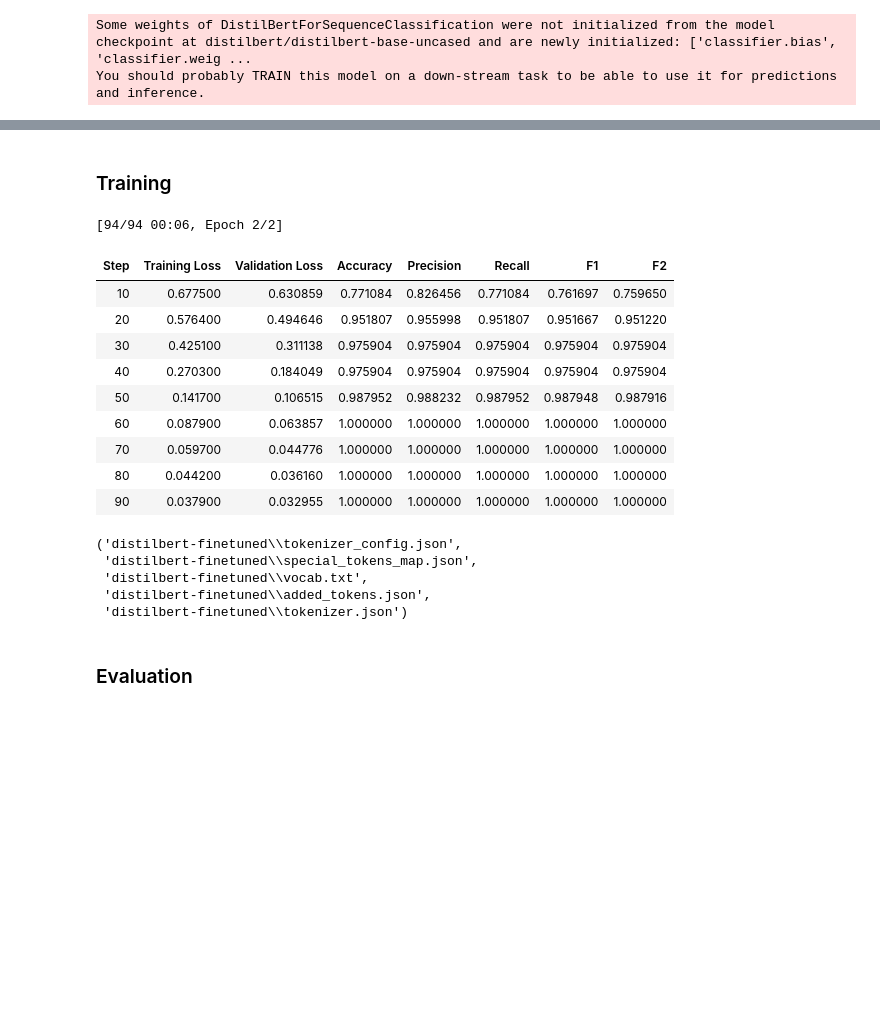
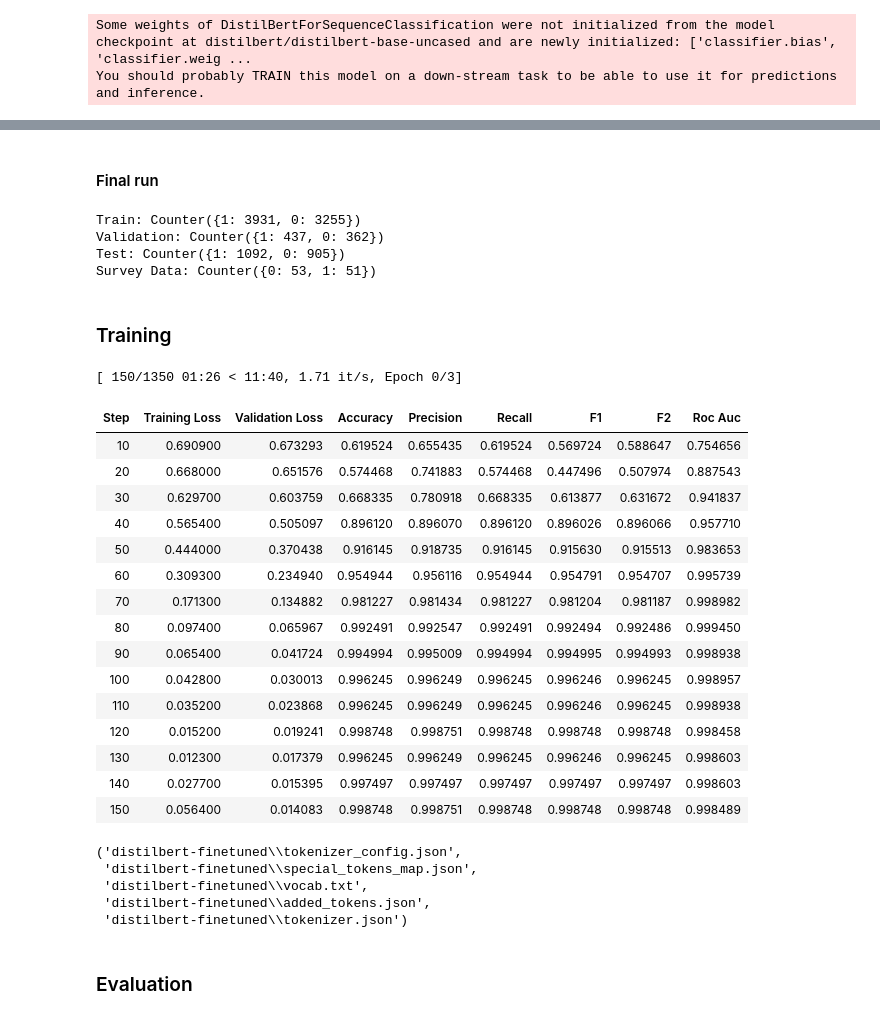
Before and after one commit to zuza571/AI-Generated-CTI, a Jupyter notebook: detector.ipynb, the cells around one changed output, grey strips where cells are left out. Drawn from its saved outputs; the diff is of its cells as text; code cells hidden in the pictures; blank space fills up the shorter version.

```diff
--- a/detector.ipynb
+++ b/detector.ipynb
@@ -54,3 +54,6 @@ model = AutoModelForSequenceClassification.from_pretrained(
 # %% [output]
 Some weights of DistilBertForSequenceClassification were not initialized from the model checkpoint at distilbert/distilbert-base-uncased and are newly initialized: ['classifier.bias', 'classifier.weig ...
 You should probably TRAIN this model on a down-stream task to be able to use it for predictions and inference.
+# %%
+def preprocess_function(examples):
+    return tokenizer(examples["text"], truncation=True, padding='max_length')
@@ -57,8 +62,6 @@ You should probably TRAIN this model on a down-stream task to be able to use it
 # %%
 from datasets import ClassLabel
-
-def preprocess_function(examples):
-    return tokenizer(examples["text"], truncation=True)
+from collections import Counter
 
 tokenized_data = dataset.map(preprocess_function, batched=True)
 
@@ -67,3 +70,7 @@ tokenized_data = tokenized_data.cast_column("label", label_feature)
 
 tokenized_data = tokenized_data.train_test_split(test_size=0.2, seed=42, stratify_by_column="label")
 training_eval_tokenized_data = tokenized_data['train'].train_test_split(test_size=0.1, seed=42, stratify_by_column="label")
+
+print("Train:", Counter(training_eval_tokenized_data["train"]["label"]))
+print("Validation:", Counter(training_eval_tokenized_data["test"]["label"]))
+print("Test:", Counter(tokenized_data["test"]["label"]))
@@ -80,47 +81,83 @@ Test: Counter({1: 104, 0: 103})
+# %% [markdown]
+#### Final run
+# %%
+from datasets import ClassLabel
+from collections import Counter
+
+label_feature = ClassLabel(names=["0", "1"])
+
+# look at the first 120 characters of the text as esacpe quotes were removed for the survey ==> the final distribution is not exactly 50:50, but we don't want the data leakage!
+signs_number = 120
+survey_set = set(t.strip().lower()[:signs_number] for t in dataset_survey["text"])
+tokenized_data_survey = dataset.filter(lambda example: example["text"].strip().lower()[:signs_number] in survey_set).map(preprocess_function, batched=True).cast_column("label", label_feature).shuffle(seed=42)
+
+tokenized_data = dataset.filter(lambda example: example["text"].strip().lower()[:signs_number] not in survey_set).map(preprocess_function, batched=True).cast_column("label", label_feature)
+
+tokenized_data = tokenized_data.train_test_split(test_size=0.2, seed=42, stratify_by_column="label")
+training_eval_tokenized_data = tokenized_data['train'].train_test_split(test_size=0.1, seed=42, stratify_by_column="label")
+
+print("Train:", Counter(training_eval_tokenized_data["train"]["label"]))
+print("Validation:", Counter(training_eval_tokenized_data["test"]["label"]))
+print("Test:", Counter(tokenized_data["test"]["label"]))
+print("Survey Data:", Counter(tokenized_data_survey["label"]))
+# %% [output]
+Train: Counter({1: 3931, 0: 3255})
+Validation: Counter({1: 437, 0: 362})
+Test: Counter({1: 1092, 0: 905})
+Survey Data: Counter({0: 53, 1: 51})
 # %% [markdown]
 ### Training
 # %%
-from transformers import TrainingArguments, Trainer
+from transformers import TrainingArguments, Trainer, EarlyStoppingCallback, DataCollatorWithPadding
 
 trainer = Trainer(
     model=model,
     train_dataset=training_eval_tokenized_data['train'],
     eval_dataset=training_eval_tokenized_data['test'],
     processing_class=tokenizer,
-    data_collator=data_collator,
+    data_collator=DataCollatorWithPadding(tokenizer=tokenizer),
     compute_metrics=compute_metrics,
+    callbacks=[EarlyStoppingCallback(early_stopping_patience=3)],
     args=TrainingArguments(
         output_dir="results_distilbert",
-        learning_rate=2e-5,
+        learning_rate=1e-5,
         per_device_train_batch_size=16,
         per_device_eval_batch_size=16,
-        num_train_epochs=2,
+        num_train_epochs=3,
         weight_decay=0.01,
         logging_steps=10,
         eval_steps=10,
         eval_strategy="steps",
         load_best_model_at_end=True,
+        metric_for_best_model="f1",
+        greater_is_better=True,
         report_to="none"
     ),
 )
 
 trainer.train()
 
 finetuned_model = "distilbert-finetuned"
 model.save_pretrained(finetuned_model)
 tokenizer.save_pretrained(finetuned_model)
 # %% [output]
-[94/94 00:06, Epoch 2/2]
+[ 150/1350 01:26 < 11:40, 1.71 it/s, Epoch 0/3]
-| Step | Training Loss | Validation Loss | Accuracy | Precision | Recall | F1 | F2 |
-| 10 | 0.677500 | 0.630859 | 0.771084 | 0.826456 | 0.771084 | 0.761697 | 0.759650 |
-| 20 | 0.576400 | 0.494646 | 0.951807 | 0.955998 | 0.951807 | 0.951667 | 0.951220 |
-| 30 | 0.425100 | 0.311138 | 0.975904 | 0.975904 | 0.975904 | 0.975904 | 0.975904 |
-| 40 | 0.270300 | 0.184049 | 0.975904 | 0.975904 | 0.975904 | 0.975904 | 0.975904 |
-| 50 | 0.141700 | 0.106515 | 0.987952 | 0.988232 | 0.987952 | 0.987948 | 0.987916 |
-| 60 | 0.087900 | 0.063857 | 1.000000 | 1.000000 | 1.000000 | 1.000000 | 1.000000 |
-| 70 | 0.059700 | 0.044776 | 1.000000 | 1.000000 | 1.000000 | 1.000000 | 1.000000 |
-| 80 | 0.044200 | 0.036160 | 1.000000 | 1.000000 | 1.000000 | 1.000000 | 1.000000 |
-| 90 | 0.037900 | 0.032955 | 1.000000 | 1.000000 | 1.000000 | 1.000000 | 1.000000 |
+| Step | Training Loss | Validation Loss | Accuracy | Precision | Recall | F1 | F2 | Roc Auc |
+| 10 | 0.690900 | 0.673293 | 0.619524 | 0.655435 | 0.619524 | 0.569724 | 0.588647 | 0.754656 |
+| 20 | 0.668000 | 0.651576 | 0.574468 | 0.741883 | 0.574468 | 0.447496 | 0.507974 | 0.887543 |
+| 30 | 0.629700 | 0.603759 | 0.668335 | 0.780918 | 0.668335 | 0.613877 | 0.631672 | 0.941837 |
+| 40 | 0.565400 | 0.505097 | 0.896120 | 0.896070 | 0.896120 | 0.896026 | 0.896066 | 0.957710 |
+| 50 | 0.444000 | 0.370438 | 0.916145 | 0.918735 | 0.916145 | 0.915630 | 0.915513 | 0.983653 |
+| 60 | 0.309300 | 0.234940 | 0.954944 | 0.956116 | 0.954944 | 0.954791 | 0.954707 | 0.995739 |
+| 70 | 0.171300 | 0.134882 | 0.981227 | 0.981434 | 0.981227 | 0.981204 | 0.981187 | 0.998982 |
+| 80 | 0.097400 | 0.065967 | 0.992491 | 0.992547 | 0.992491 | 0.992494 | 0.992486 | 0.999450 |
+| 90 | 0.065400 | 0.041724 | 0.994994 | 0.995009 | 0.994994 | 0.994995 | 0.994993 | 0.998938 |
+| 100 | 0.042800 | 0.030013 | 0.996245 | 0.996249 | 0.996245 | 0.996246 | 0.996245 | 0.998957 |
+| 110 | 0.035200 | 0.023868 | 0.996245 | 0.996249 | 0.996245 | 0.996246 | 0.996245 | 0.998938 |
+| 120 | 0.015200 | 0.019241 | 0.998748 | 0.998751 | 0.998748 | 0.998748 | 0.998748 | 0.998458 |
+| 130 | 0.012300 | 0.017379 | 0.996245 | 0.996249 | 0.996245 | 0.996246 | 0.996245 | 0.998603 |
+| 140 | 0.027700 | 0.015395 | 0.997497 | 0.997497 | 0.997497 | 0.997497 | 0.997497 | 0.998603 |
+| 150 | 0.056400 | 0.014083 | 0.998748 | 0.998751 | 0.998748 | 0.998748 | 0.998748 | 0.998489 |
 ('distilbert-finetuned\\tokenizer_config.json',
  'distilbert-finetuned\\special_tokens_map.json',
  'distilbert-finetuned\\vocab.txt',
```
Also changed, not shown: parts of 17 cells of this notebook, 9 other files.
